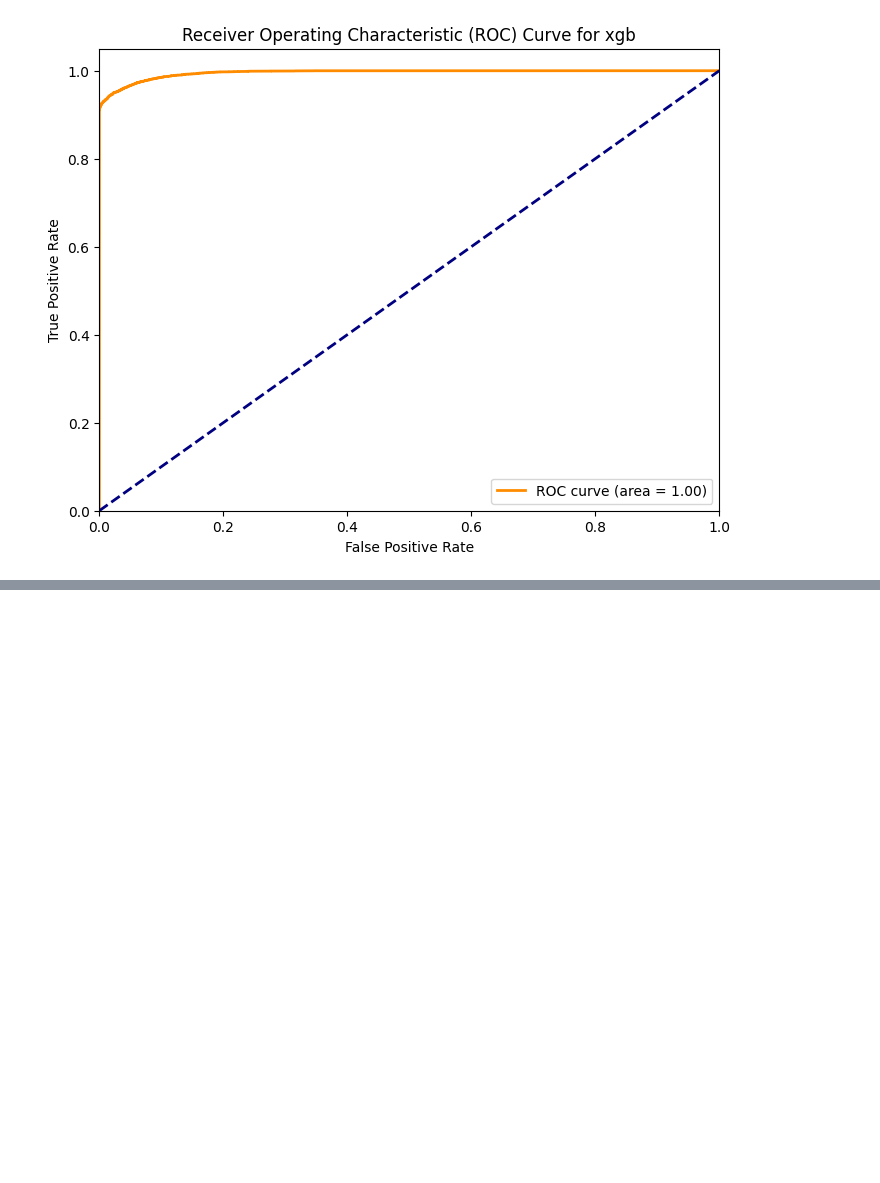
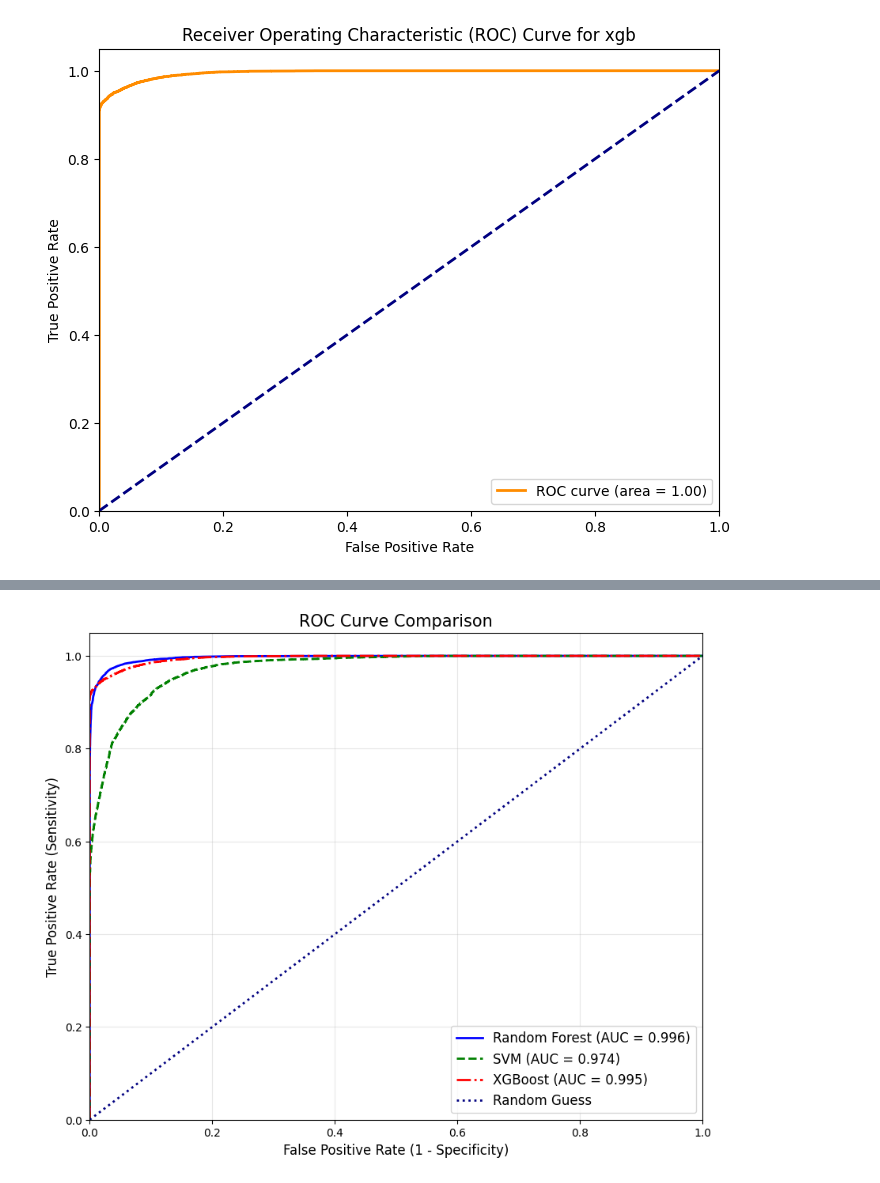
Before and after one commit to Dessleb/research, a Jupyter notebook: diabetes_detection.ipynb, the cells around one changed output, grey strips where cells are left out. Saved outputs shown, nothing was run; the diff lists cells and outputs as text; code cells hidden in the pictures; blank space fills up the shorter version.

```diff
--- a/diabetes_detection.ipynb
+++ b/diabetes_detection.ipynb
@@ -291,0 +324,17 @@ weighted avg       0.91      0.91      0.91     20000
+# %%
+# 1. Generate Probabilities (Do this first!)
+# We need the probability of the positive class (column [:, 1])
+y_pred_proba_rf = rf_model.predict_proba(X_test)[:, 1]
+y_pred_proba_svm = svm_model.predict_proba(X_test)[:, 1]
+y_pred_proba_xgb = xgb_model.predict_proba(X_test)[:, 1]
+
+# 2. Organize them into a dictionary for the function
+probas_dict = {
+    "Random Forest": y_pred_proba_rf,
+    "SVM": y_pred_proba_svm,
+    "XGBoost": y_pred_proba_xgb
+}
+# %%
+eval.plot_multimodel_roc(y_test,probas_dict)
+# %% [output]
+[figure, added]
```
Also changed, not shown: parts of 9 cells of this notebook, 1 other file.
